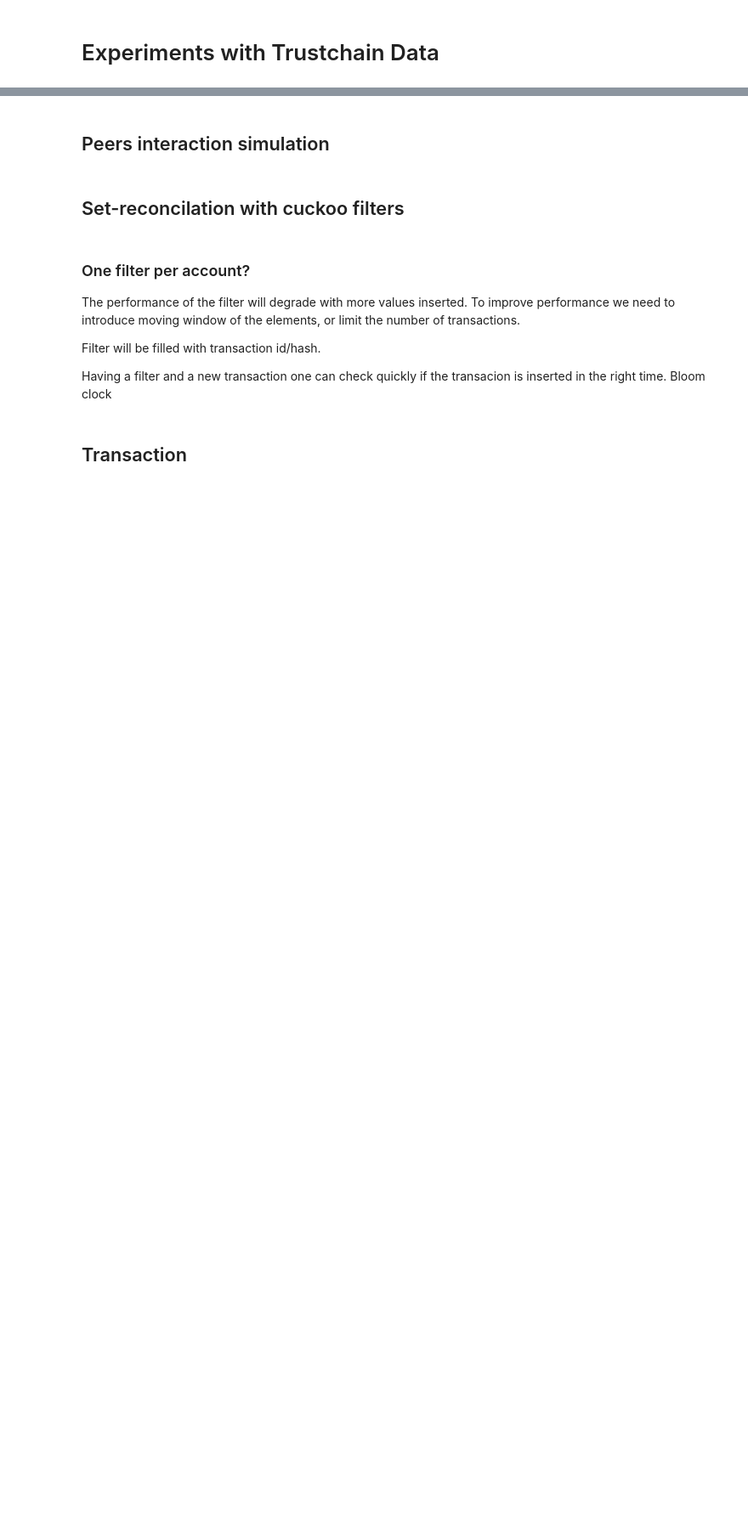
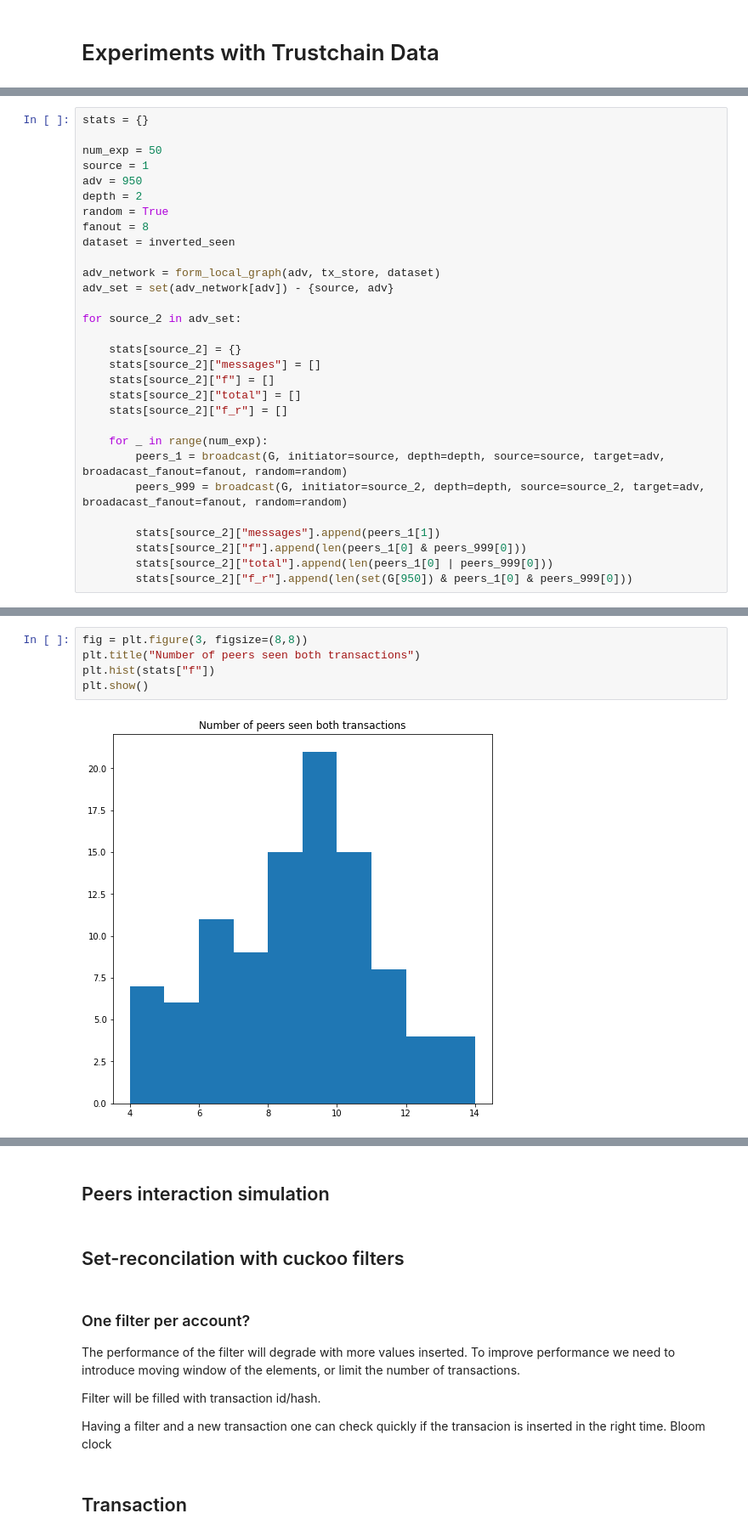
Before and after one commit to grimadas/accountability_experiments, a Jupyter notebook: NoodlesExperiments.ipynb, the cells around one changed output, grey strips where cells are left out. Shown at 85% size. Cells and saved outputs as stored; diff of their text form; blank space fills up the shorter version.

```diff
--- a/NoodlesExperiments.ipynb
+++ b/NoodlesExperiments.ipynb
@@ -254,0 +370,30 @@ plt.show()
+# %%
+stats = {}
+
+num_exp = 50
+source = 1
+adv = 950
+depth = 2
+random = True
+fanout = 8
+dataset = inverted_seen
+
+adv_network = form_local_graph(adv, tx_store, dataset)
+adv_set = set(adv_network[adv]) - {source, adv}
+
+for source_2 in adv_set:
+
+    stats[source_2] = {}
+    stats[source_2]["messages"] = []
+    stats[source_2]["f"] = []
+    stats[source_2]["total"] = []
+    stats[source_2]["f_r"] = []
+
+    for _ in range(num_exp):
+        peers_1 = broadcast(G, initiator=source, depth=depth, source=source, target=adv, broadacast_fanout=fanout, random=random)
+        peers_999 = broadcast(G, initiator=source_2, depth=depth, source=source_2, target=adv, broadacast_fanout=fanout, random=random)
+
+        stats[source_2]["messages"].append(peers_1[1])
+        stats[source_2]["f"].append(len(peers_1[0] & peers_999[0]))
+        stats[source_2]["total"].append(len(peers_1[0] | peers_999[0]))
+        stats[source_2]["f_r"].append(len(set(G[950]) & peers_1[0] & peers_999[0]))
@@ -254,0 +479,7 @@ plt.show()
+# %%
+fig = plt.figure(3, figsize=(8,8))
+plt.title("Number of peers seen both transactions")
+plt.hist(stats["f"])
+plt.show()
+# %% [output]
+[figure, added]
```
Also changed, not shown: parts of 25 cells of this notebook.
